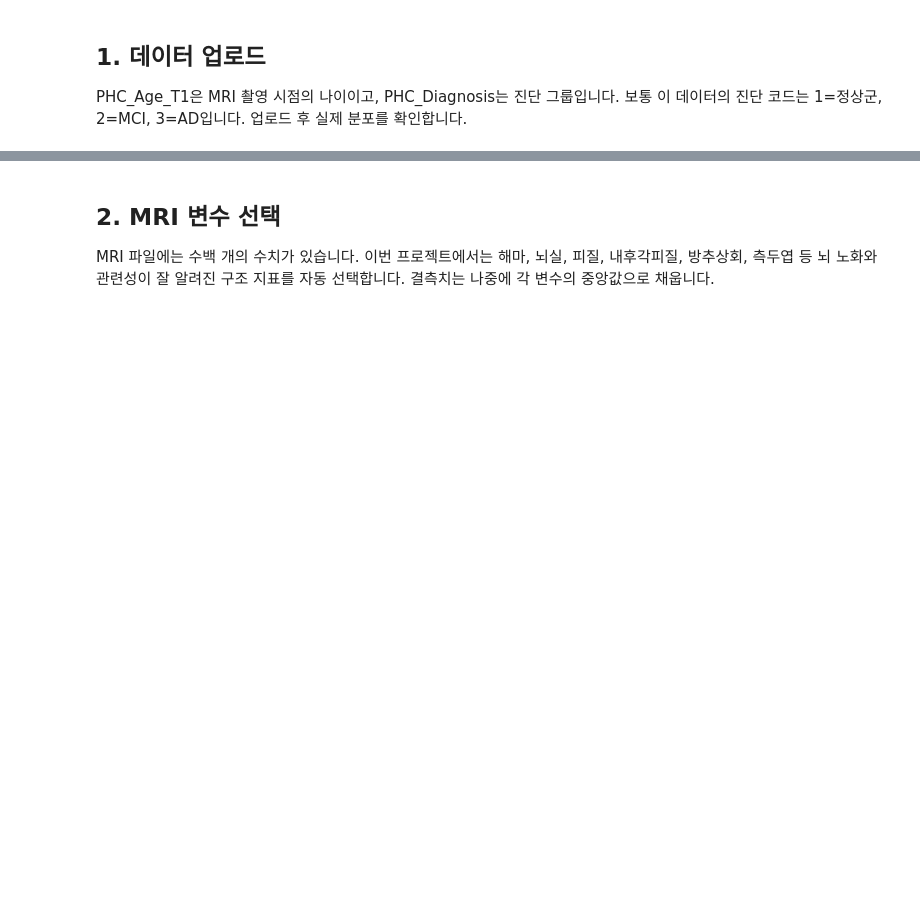
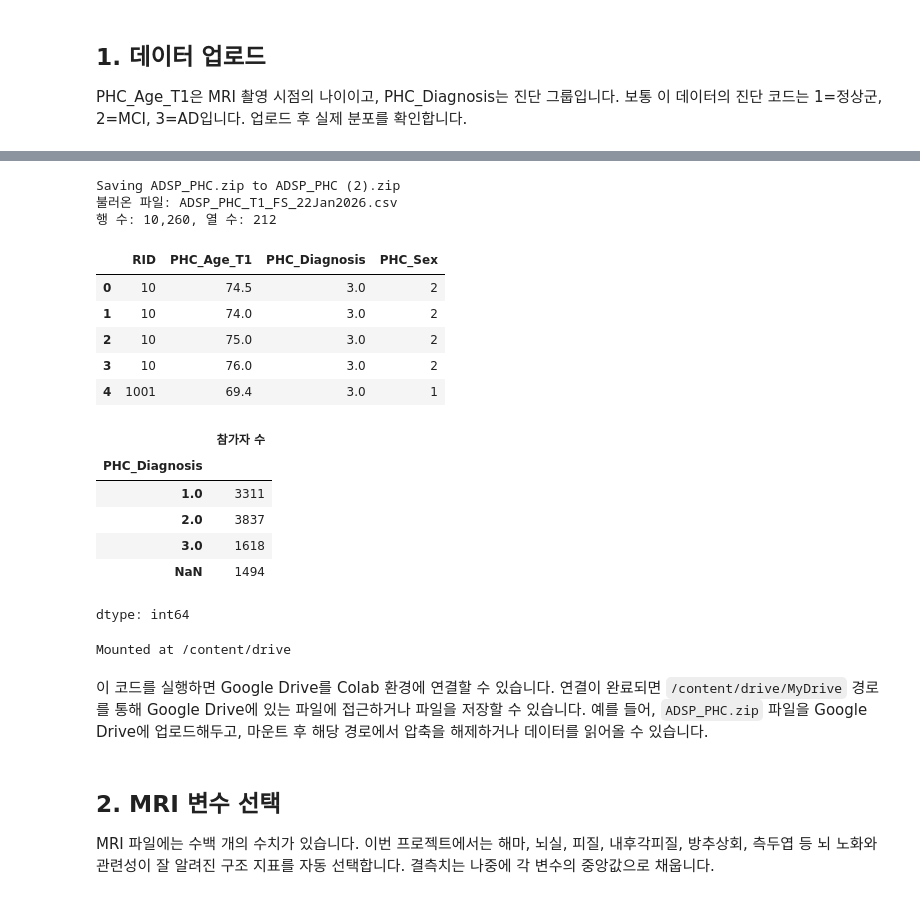
Before and after one commit to youngPath12/AI-Health-Bio-Data-Team-4-Professor-yoon-, a Jupyter notebook: brain_age_gap_colab.ipynb, the cells around one changed output, grey strips where cells are left out. Drawn from its saved outputs; the diff is of its cells as text; code cells hidden in the pictures; blank space fills up the shorter version.

Commit message:
Colab_version 2

```diff
--- a/brain_age_gap_colab.ipynb
+++ b/brain_age_gap_colab.ipynb
@@ -72,9 +75,10 @@ with zipfile.ZipFile(zip_name, 'r') as z:
 candidates = list(extract_dir.rglob('ADSP_PHC_T1_FS_*.csv'))
 if not candidates:
     raise FileNotFoundError('ADSP_PHC_T1_FS CSV 파일을 찾지 못했습니다.')
-data_path = candidates[0]
+data_path = candidates[1] # Changed from candidates[0] to candidates[1]
 df = pd.read_csv(data_path, low_memory=False)
 print(f'불러온 파일: {data_path.name}')
 print(f'행 수: {len(df):,}, 열 수: {df.shape[1]:,}')
 display(df[['RID', 'PHC_Age_T1', 'PHC_Diagnosis', 'PHC_Sex']].head())
 display(df['PHC_Diagnosis'].value_counts(dropna=False).sort_index().rename('참가자 수'))
+# %% [output]
@@ -81,3 +86,26 @@ display(df['PHC_Diagnosis'].value_counts(dropna=False).sort_index().rename('참
+Saving ADSP_PHC.zip to ADSP_PHC (2).zip
+불러온 파일: ADSP_PHC_T1_FS_22Jan2026.csv
+행 수: 10,260, 열 수: 212
+|  | RID | PHC_Age_T1 | PHC_Diagnosis | PHC_Sex |
+| 0 | 10 | 74.5 | 3.0 | 2 |
+| 1 | 10 | 74.0 | 3.0 | 2 |
+| 2 | 10 | 75.0 | 3.0 | 2 |
+| 3 | 10 | 76.0 | 3.0 | 2 |
+| 4 | 1001 | 69.4 | 3.0 | 1 |
+|  | 참가자 수 |
+| PHC_Diagnosis |  |
+| 1.0 | 3311 |
+| 2.0 | 3837 |
+| 3.0 | 1618 |
+| NaN | 1494 |
+dtype: int64
+# %%
+from google.colab import drive
+drive.mount('/content/drive')
+# %% [output]
+Mounted at /content/drive
+# %% [markdown]
+이 코드를 실행하면 Google Drive를 Colab 환경에 연결할 수 있습니다. 연결이 완료되면 `/content/drive/MyDrive` 경로를 통해 Google Drive에 있는 파일에 접근하거나 파일을 저장할 수 있습니다. 예를 들어, `ADSP_PHC.zip` 파일을 Google Drive에 업로드해두고, 마운트 후 해당 경로에서 압축을 해제하거나 데이터를 읽어올 수 있습니다.
 # %% [markdown]
 ## 2. MRI 변수 선택
 
```
Also changed, not shown: parts of 8 cells of this notebook.
